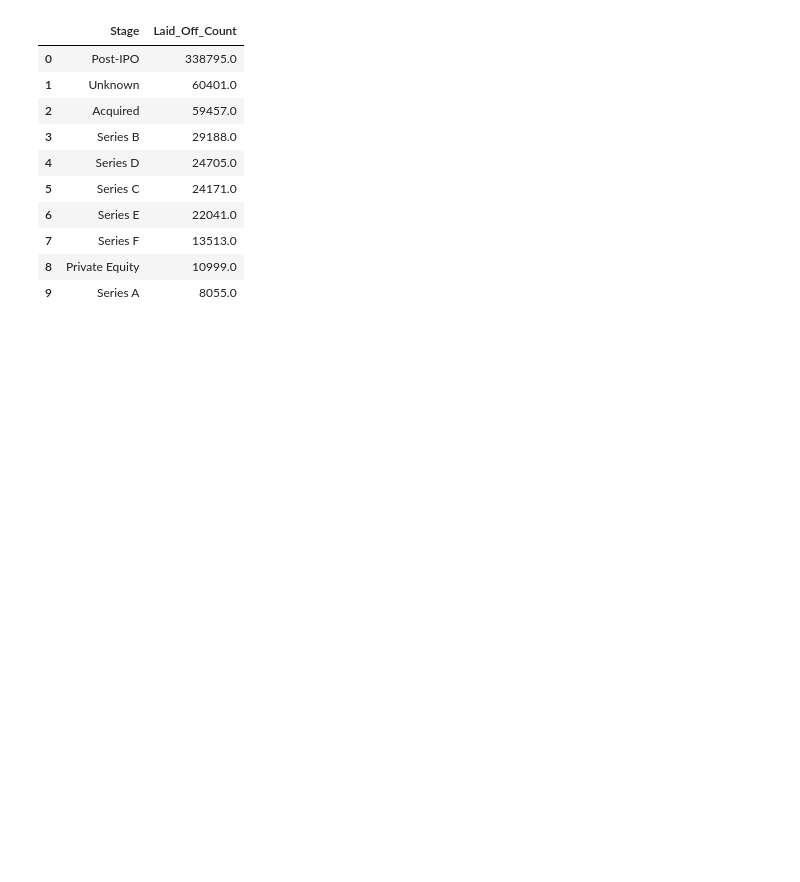
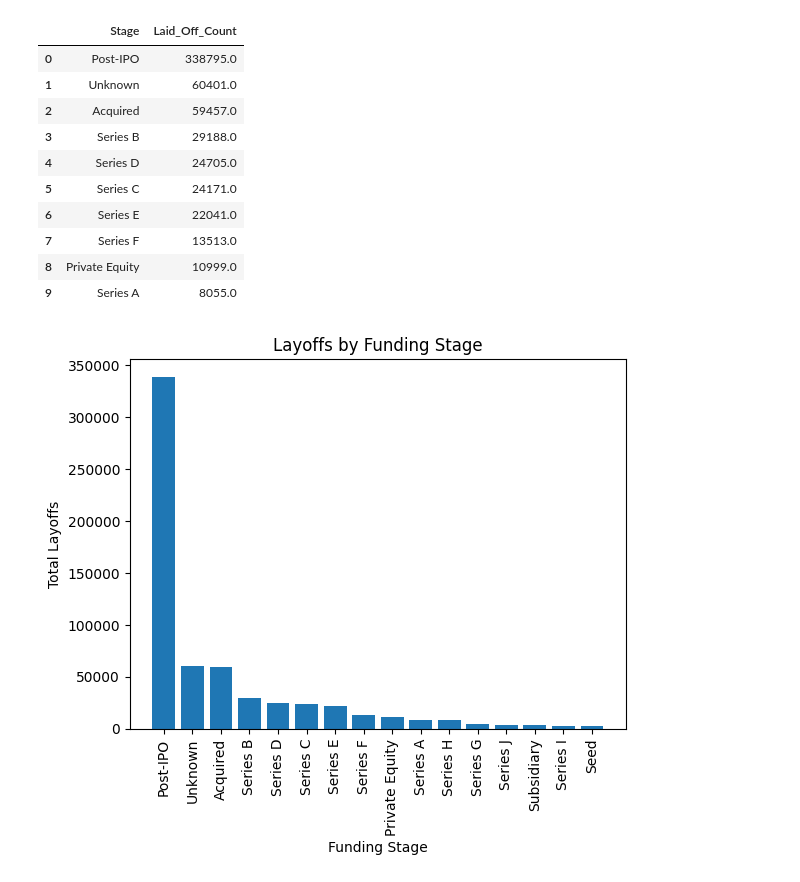
Before and after one commit to riddhikale/Tech-Layoffs, a Jupyter notebook: notebooks/eda.ipynb, the cells around one changed output. Cells and saved outputs as stored; diff of their text form; code cells hidden in the pictures; blank space fills up the shorter version.

Commit message:
layoffs distribution across funding stages visualization

```diff
--- a/notebooks/eda.ipynb
+++ b/notebooks/eda.ipynb
@@ -352,3 +352,14 @@ stage_layoffs.head(10)
 | 7 | Series F | 13513.0 |
 | 8 | Private Equity | 10999.0 |
 | 9 | Series A | 8055.0 |
+# %%
+plt.bar(stage_layoffs['Stage'], stage_layoffs['Laid_Off_Count'])
+
+plt.title("Layoffs by Funding Stage")
+plt.xlabel("Funding Stage")
+plt.ylabel("Total Layoffs")
+
+plt.xticks(rotation=90)
+plt.show()
+# %% [output]
+[figure, added]
```
